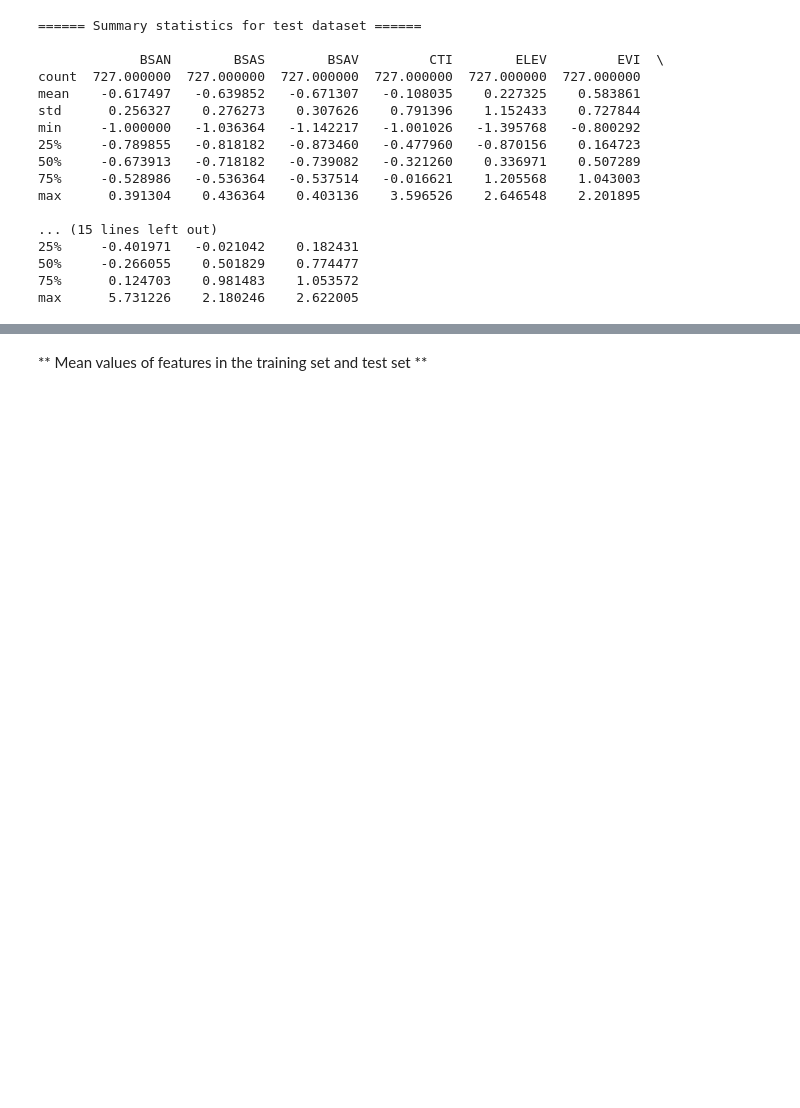
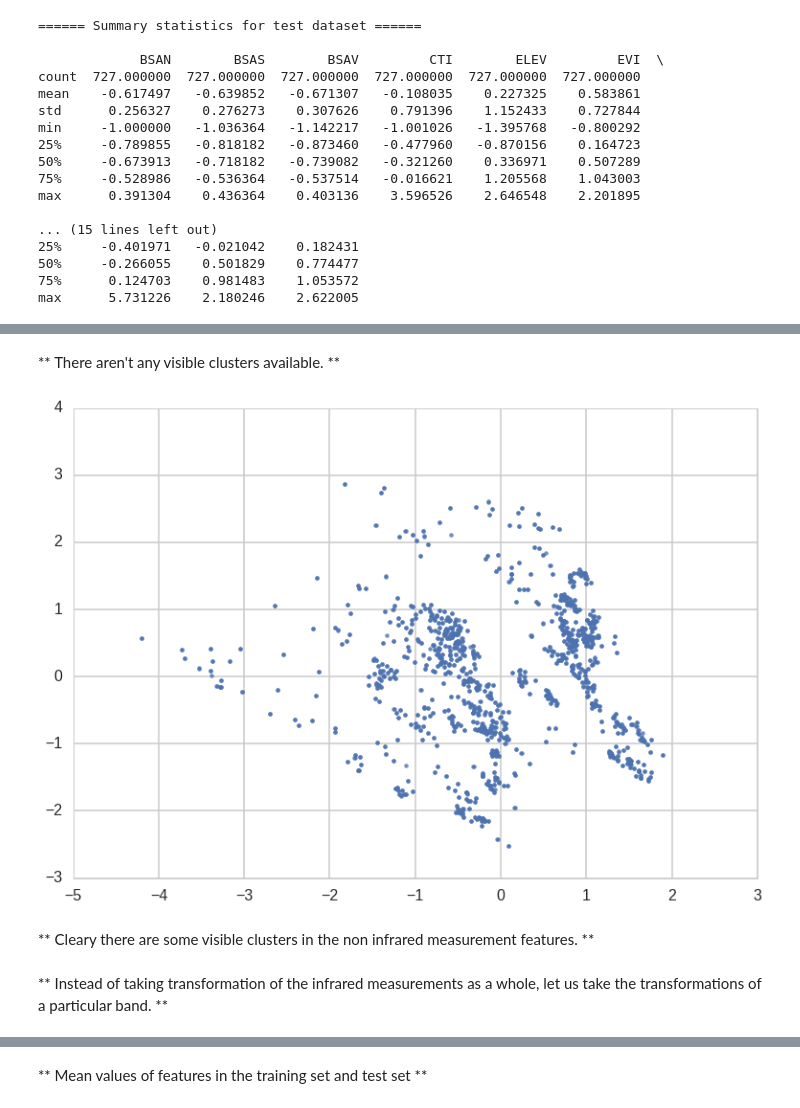
Before and after one commit to numb3r33/African-Soil-Prediction, a Jupyter notebook: notebooks/DataExploration.ipynb, the cells around one changed output, grey strips where cells are left out. Saved outputs shown, nothing was run; the diff lists cells and outputs as text; code cells hidden in the pictures; blank space fills up the shorter version.

```diff
--- a/notebooks/DataExploration.ipynb
+++ b/notebooks/DataExploration.ipynb
@@ -63 +81,5 @@ print(test.isnull().any().sum())
+# %%
+# Topsoil - 1, Subsoil - 0
+
+data['Depth'] = (data.Depth == 'Topsoil').astype(int)
 # %% [markdown]
@@ -125,0 +163,10 @@ plt.scatter(np.arange(0, len(train)), train['m707.755']);
+# %% [markdown]
+** There aren't any visible clusters available. **
+# %%
+sns.regplot(x=data_non_infrared_pca[:, 0], y=data_non_infrared_pca[:, 1], fit_reg=False);
+# %% [output]
+[figure, added]
+# %% [markdown]
+** Cleary there are some visible clusters in the non infrared measurement features. **
+# %% [markdown]
+** Instead of taking transformation of the infrared measurements as a whole, let us take the transformations of a particular band. **
```
Also changed, not shown: parts of 32 cells of this notebook, 1 other file.
